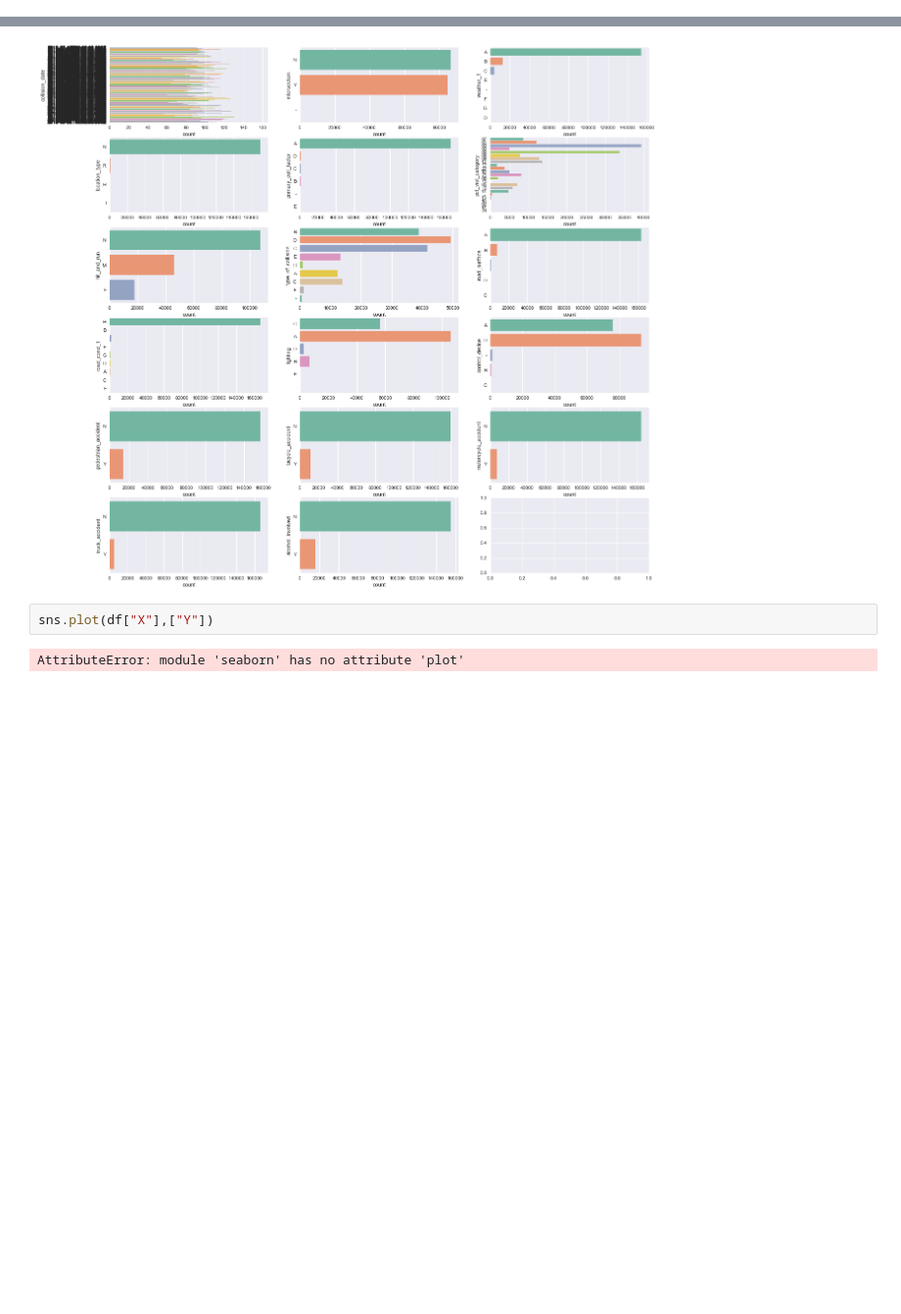
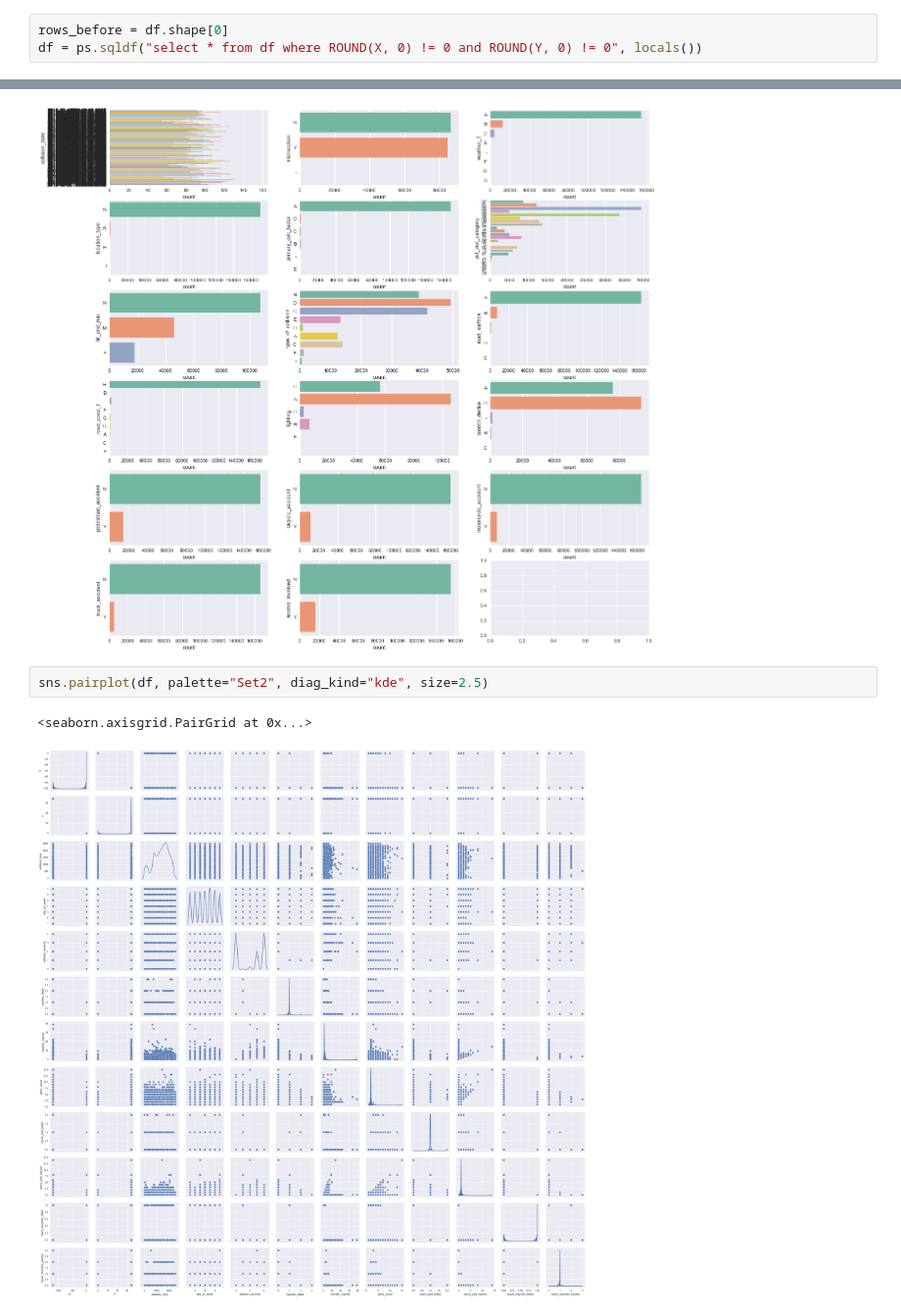
Before and after one commit to Peter-32/LA-Collision-Forecasting, a Jupyter notebook: la_collisions.ipynb, the cells around one changed output, grey strips where cells are left out. Shown at 98% size. Saved outputs shown, nothing was run; the diff lists cells and outputs as text; blank space fills up the shorter version.

```diff
--- a/la_collisions.ipynb
+++ b/la_collisions.ipynb
@@ -103,0 +117,3 @@ df.shape
+# %%
+rows_before = df.shape[0]
+df = ps.sqldf("select * from df where ROUND(X, 0) != 0 and ROUND(Y, 0) != 0", locals())
@@ -133,7 +166,8 @@ for category in category_columns:
         col = 0
 # %% [output]
 [figure]
-# %%
-sns.plot(df["X"],["Y"])
-# %% [output]
-AttributeError: module 'seaborn' has no attribute 'plot'
+# %%
+sns.pairplot(df, palette="Set2", diag_kind="kde", size=2.5)
+# %% [output]
+<seaborn.axisgrid.PairGrid at 0x...>
+[figure, added]
```
Also changed, not shown: parts of 29 cells of this notebook.
